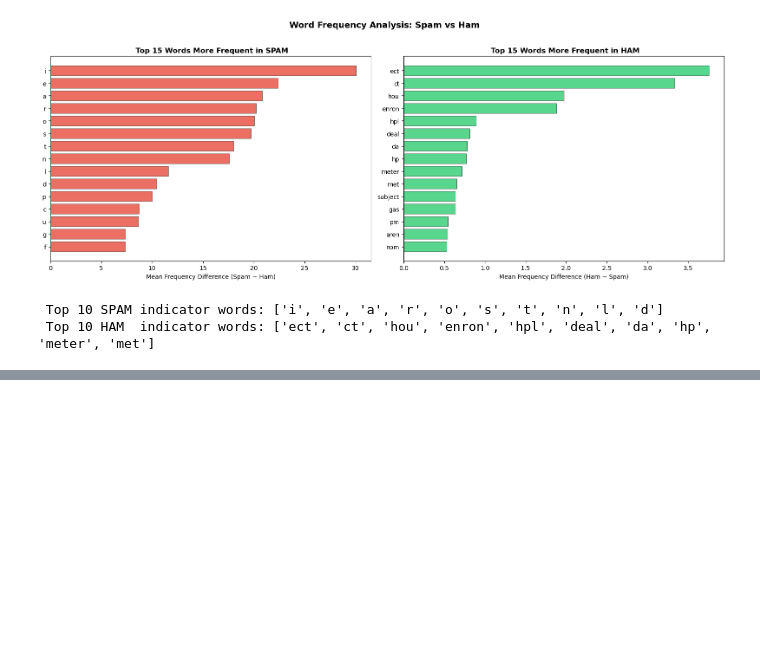
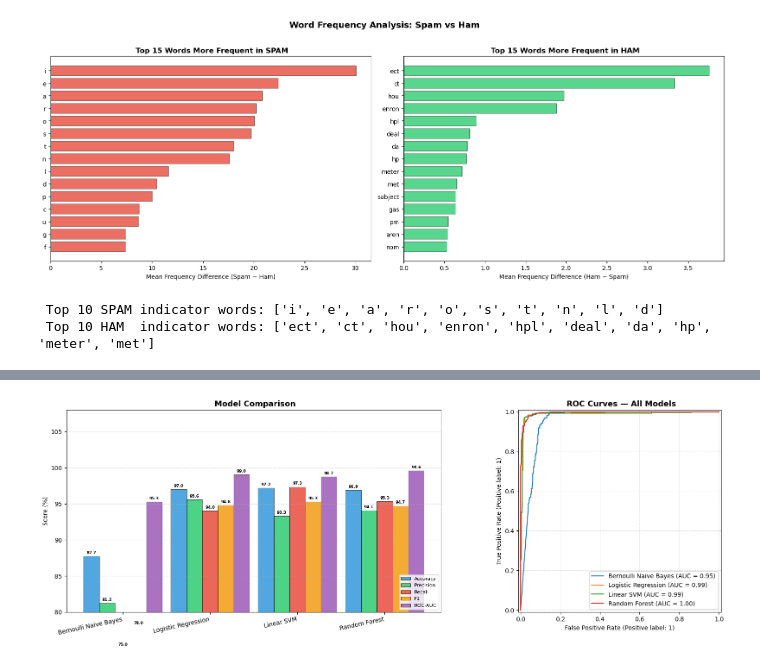
Before and after one commit to lauv22/spam-email-detection, a Jupyter notebook: Email spam detection.ipynb, the cells around one changed output, grey strips where cells are left out. Cells and saved outputs as stored; diff of their text form; code cells hidden in the pictures; blank space fills up the shorter version.

```diff
--- a/Email spam detection.ipynb
+++ b/Email spam detection.ipynb
@@ -187,0 +216,11 @@ print(" Top 10 HAM  indicator words:", list(top_ham.head(10).index))
+# %%
+# ============================================================
+# Cell 6: Feature Scaling
+# ============================================================
+scaler    = MaxAbsScaler()
+X_train_s = scaler.fit_transform(X_train)
+X_test_s  = scaler.transform(X_test)
+
+print(" Scaling complete with MaxAbsScaler!")
+print(f"   Train matrix : {X_train_s.shape}  |  min={X_train_s.min():.2f}  max={X_train_s.max():.2f}")
+print(f"   Test  matrix : {X_test_s.shape}   |  min={X_test_s.min():.2f}  max={X_test_s.max():.2f}")
@@ -187,0 +285,55 @@ print(" Top 10 HAM  indicator words:", list(top_ham.head(10).index))
+# %%
+# ============================================================
+# Cell 8: Model Comparison Visualization
+# ============================================================
+
+metrics_df = pd.DataFrame(
+    {name: {k: v for k, v in v.items() if k != 'model'}
+     for name, v in results.items()}
+).T * 100
+
+fig, axes = plt.subplots(1, 2, figsize=(18, 6))
+
+# ── Bar Chart ─────────────────────────────────────────────
+x        = np.arange(len(metrics_df))
+width    = 0.18
+colors   = ['#3498db', '#2ecc71', '#e74c3c', '#f39c12', '#9b59b6']
+metric_cols = ['accuracy', 'precision', 'recall', 'f1', 'auc']
+metric_labels = ['Accuracy', 'Precision', 'Recall', 'F1', 'ROC-AUC']
+
+for i, (col, color, label) in enumerate(zip(metric_cols, colors, metric_labels)):
+    bars = axes[0].bar(x + i*width, metrics_df[col], width,
+                       label=label, color=color, alpha=0.85,
+                       edgecolor='black', linewidth=0.5)
+    for bar in bars:
+        axes[0].text(bar.get_x() + bar.get_width()/2,
+                     bar.get_height() + 0.2,
+                     f"{bar.get_height():.1f}",
+                     ha='center', va='bottom', fontsize=6.5, fontweight='bold')
+
+axes[0].set_xticks(x + width * 2)
+axes[0].set_xticklabels(metrics_df.index, rotation=12, ha='right')
+axes[0].set_ylabel("Score (%)")
+axes[0].set_title(" Model Comparison", fontsize=13, fontweight='bold')
+axes[0].legend(loc='lower right', fontsize=8)
+axes[0].set_ylim(80, 108)
+axes[0].grid(axis='y', linestyle='--', alpha=0.4)
+
+# ── ROC Curves ───────────────────────────────────────────
+for name, res in results.items():
+    m = res['model']
+    if hasattr(m, 'predict_proba'):
+        RocCurveDisplay.from_predictions(y_test,
+            m.predict_proba(X_test_s)[:,1], ax=axes[1], name=name)
+    else:
+        RocCurveDisplay.from_predictions(y_test,
+            m.decision_function(X_test_s), ax=axes[1], name=name)
+
+axes[1].set_title(" ROC Curves — All Models", fontsize=13, fontweight='bold')
+axes[1].grid(linestyle='--', alpha=0.4)
+
+plt.tight_layout()
+plt.savefig("model_comparison.png", dpi=150, bbox_inches='tight')
+plt.show()
+# %% [output]
+[figure, added]
```
Also changed, not shown: parts of 4 cells of this notebook, 1 other file.
